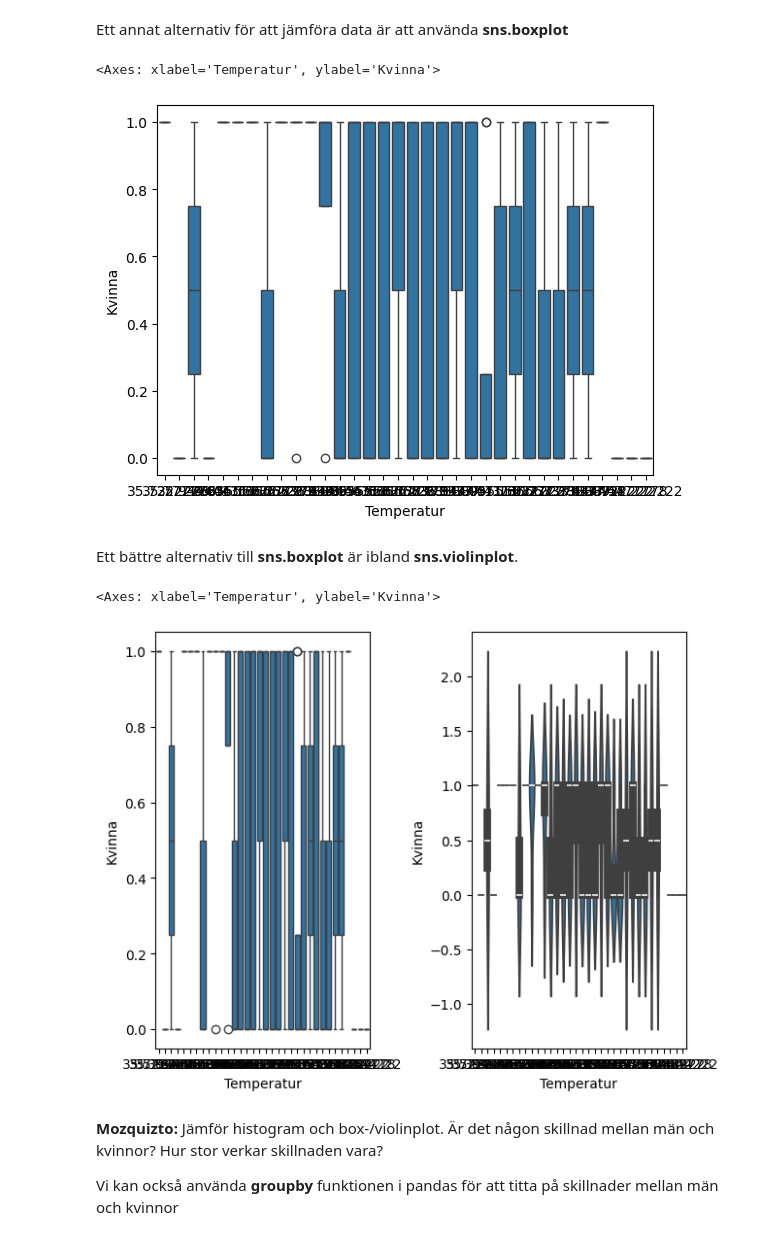
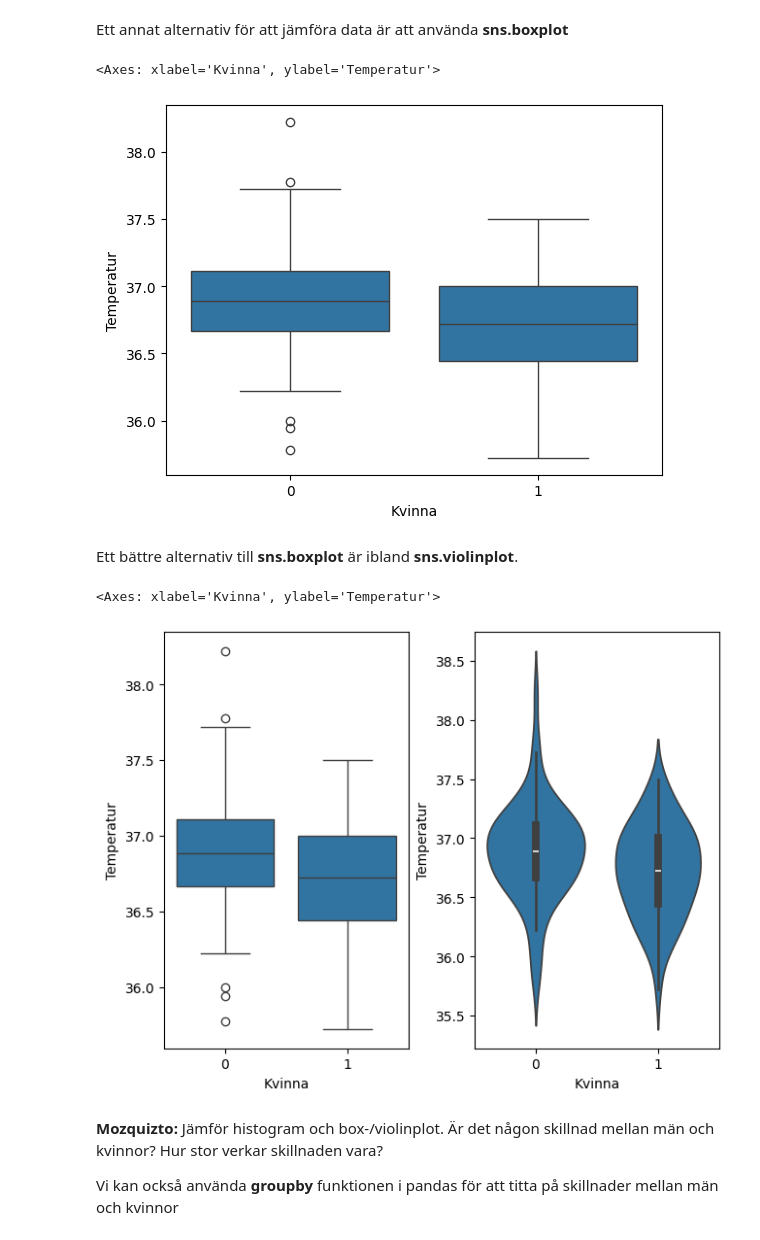
Before and after one commit to GITGUOD/FMSF20-Matematisk-statistik-allm-nkurs, a Jupyter notebook: Lab1/fmsf20_lab1_HT24.ipynb, the cells around one changed output. Drawn from its saved outputs; the diff is of its cells as text; code cells hidden in the pictures.

```diff
--- a/Lab1/fmsf20_lab1_HT24.ipynb
+++ b/Lab1/fmsf20_lab1_HT24.ipynb
@@ -141,19 +141,19 @@ sns.displot(T, x=T.Temperatur, col=T.Kvinna)
 # %% [markdown]
 Ett annat alternativ för att jämföra data är att använda **sns.boxplot**
 # %%
-sns.boxplot(T, x=T.Temperatur, y=T.Kvinna)
+sns.boxplot(T, x=T.Kvinna, y=T.Temperatur)
 # %% [output]
-<Axes: xlabel='Temperatur', ylabel='Kvinna'>
+<Axes: xlabel='Kvinna', ylabel='Temperatur'>
-[figure, old version]
+[figure, new version]
 # %% [markdown]
 Ett bättre alternativ till **sns.boxplot** är ibland **sns.violinplot**.
 # %%
 fig, axs = plt.subplots(1, 2, constrained_layout=True)
-sns.boxplot(T, x=T.Temperatur, y=T.Kvinna, ax=axs[0])
-sns.violinplot(T, x=T.Temperatur, y=T.Kvinna, ax=axs[1])
+sns.boxplot(T, x=T.Kvinna, y=T.Temperatur, ax=axs[0])
+sns.violinplot(T, x=T.Kvinna, y=T.Temperatur, ax=axs[1])
 # %% [output]
-<Axes: xlabel='Temperatur', ylabel='Kvinna'>
+<Axes: xlabel='Kvinna', ylabel='Temperatur'>
-[figure, old version]
+[figure, new version]
 # %% [markdown]
 **Mozquizto:** Jämför histogram och box-/violinplot. Är det någon skillnad mellan män och kvinnor? Hur stor verkar skillnaden vara?
 
```
Also changed, not shown: parts of 14 cells of this notebook, 2 other files.
